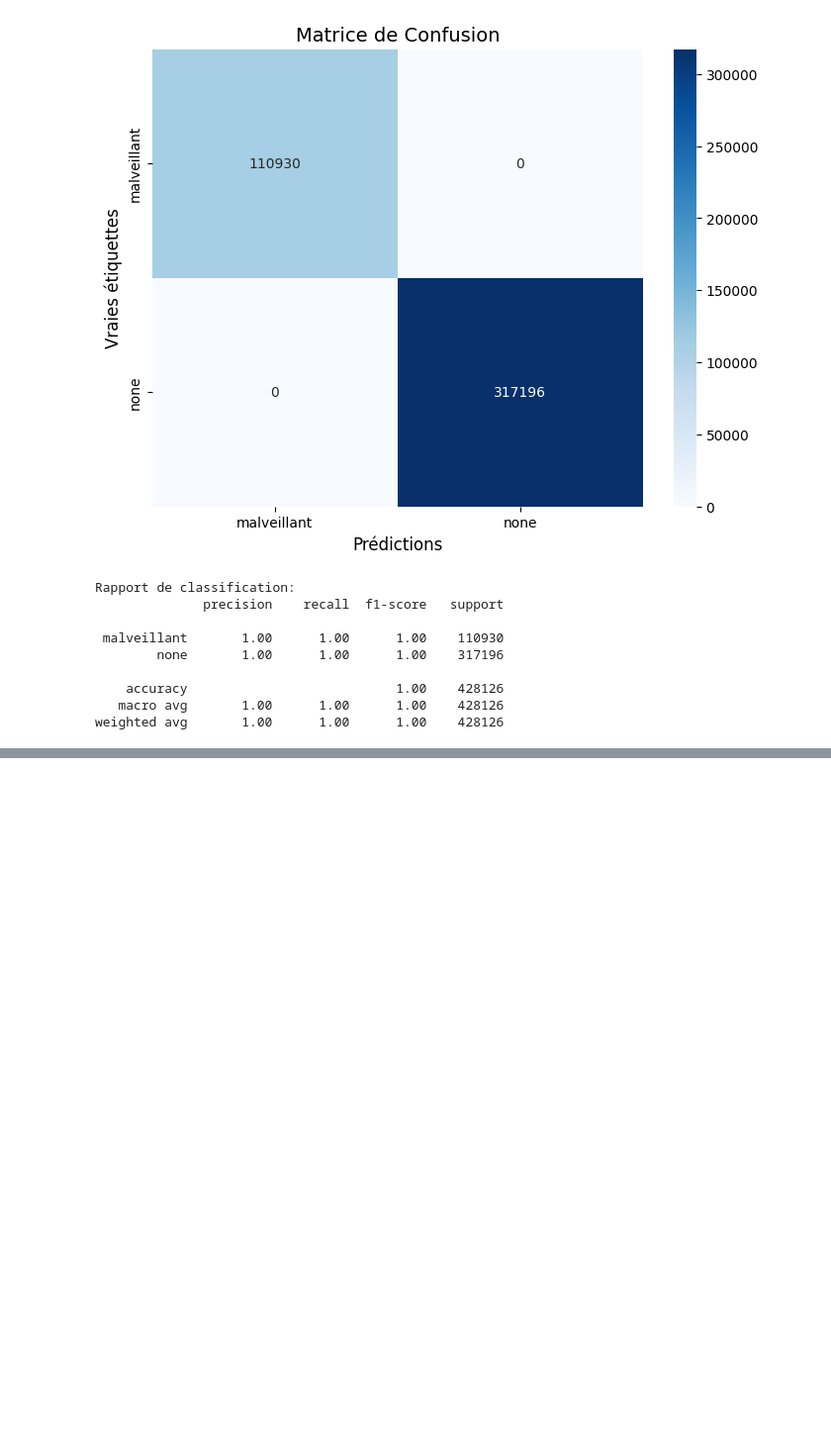
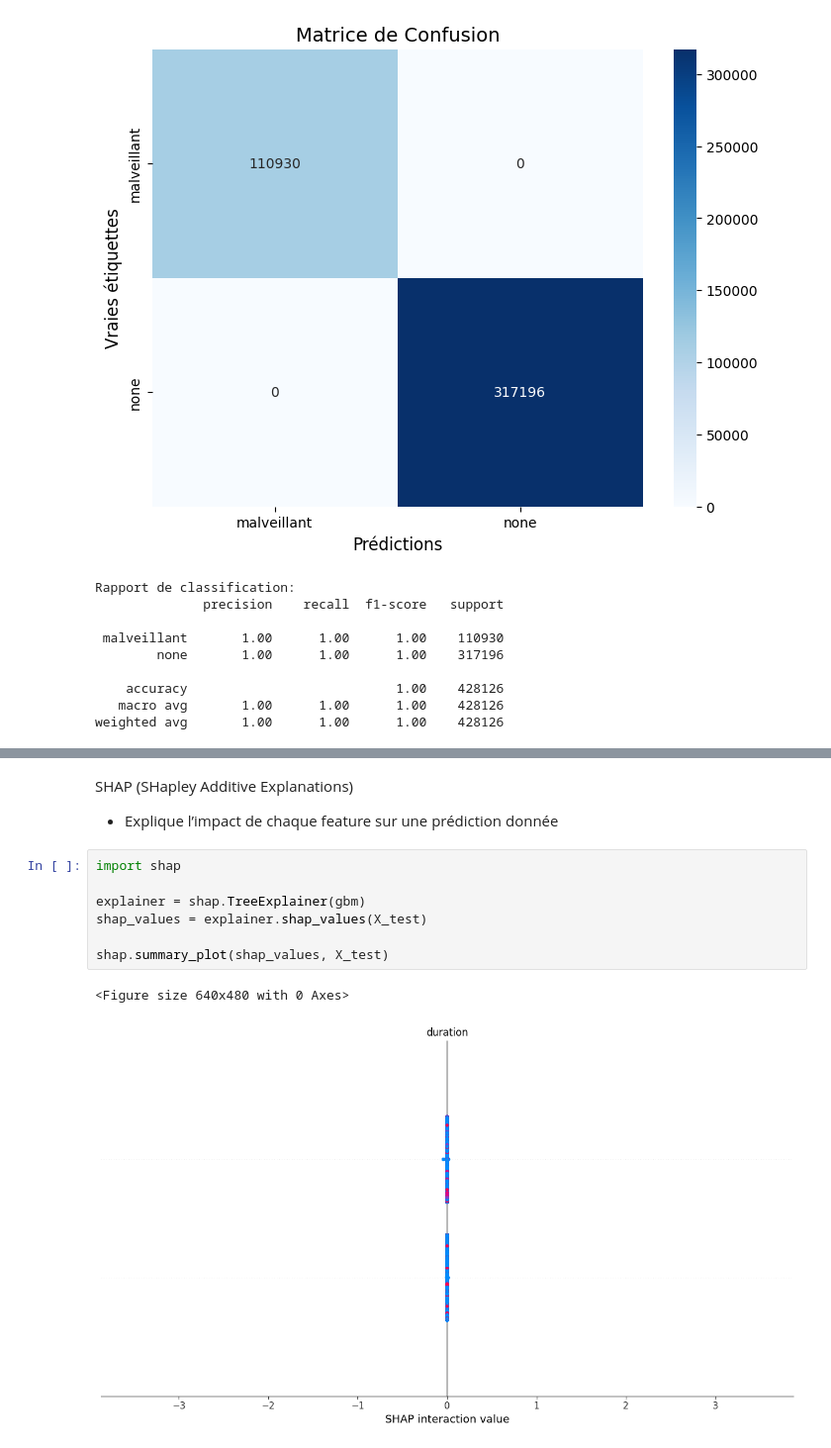
Before and after one commit to LeNonante/Logniscient, a Jupyter notebook: Model/Models.ipynb, the cells around one changed output, grey strips where cells are left out. Shown at 99% size. Cells and saved outputs as stored; diff of their text form; blank space fills up the shorter version.

```diff
--- a/Model/Models.ipynb
+++ b/Model/Models.ipynb
@@ -315,0 +362,13 @@ weighted avg       1.00      1.00      1.00    428126
+# %% [markdown]
+SHAP (SHapley Additive Explanations)
+- Explique l’impact de chaque feature sur une prédiction donnée
+# %%
+import shap
+
+explainer = shap.TreeExplainer(gbm)
+shap_values = explainer.shap_values(X_test)
+
+shap.summary_plot(shap_values, X_test)
+# %% [output]
+<Figure size 640x480 with 0 Axes>
+[figure, added]
```
Also changed, not shown: parts of 14 cells of this notebook, 1 other file.
